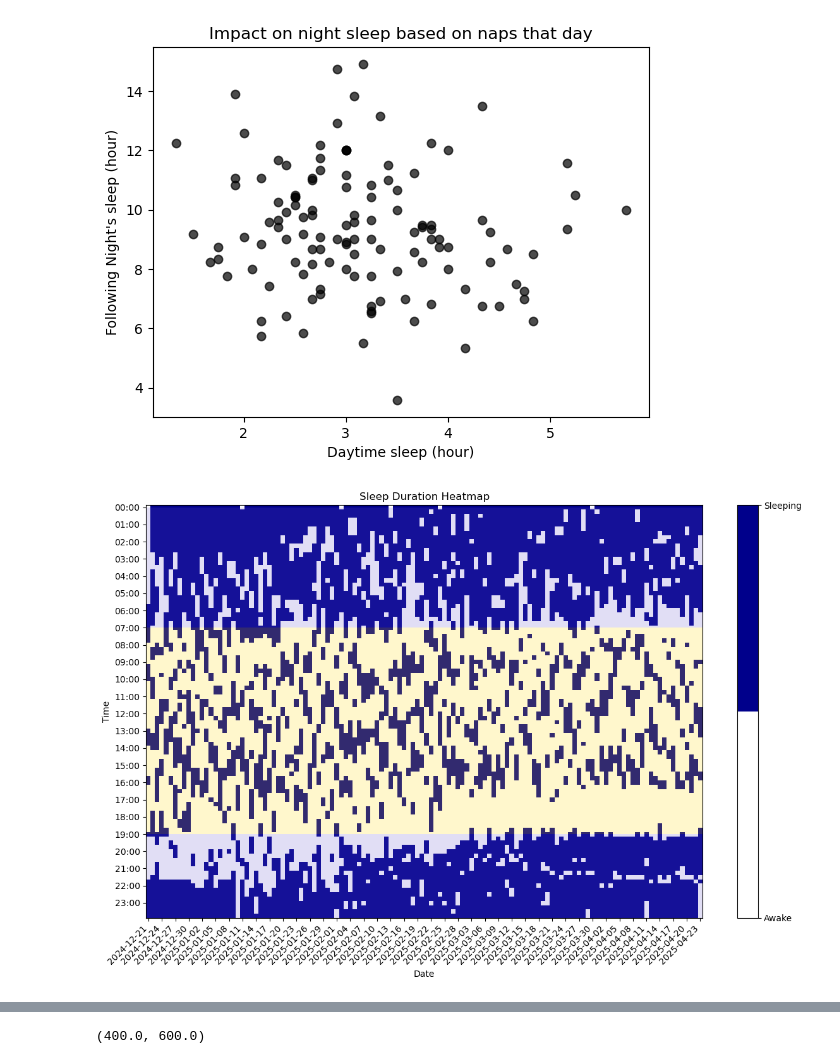
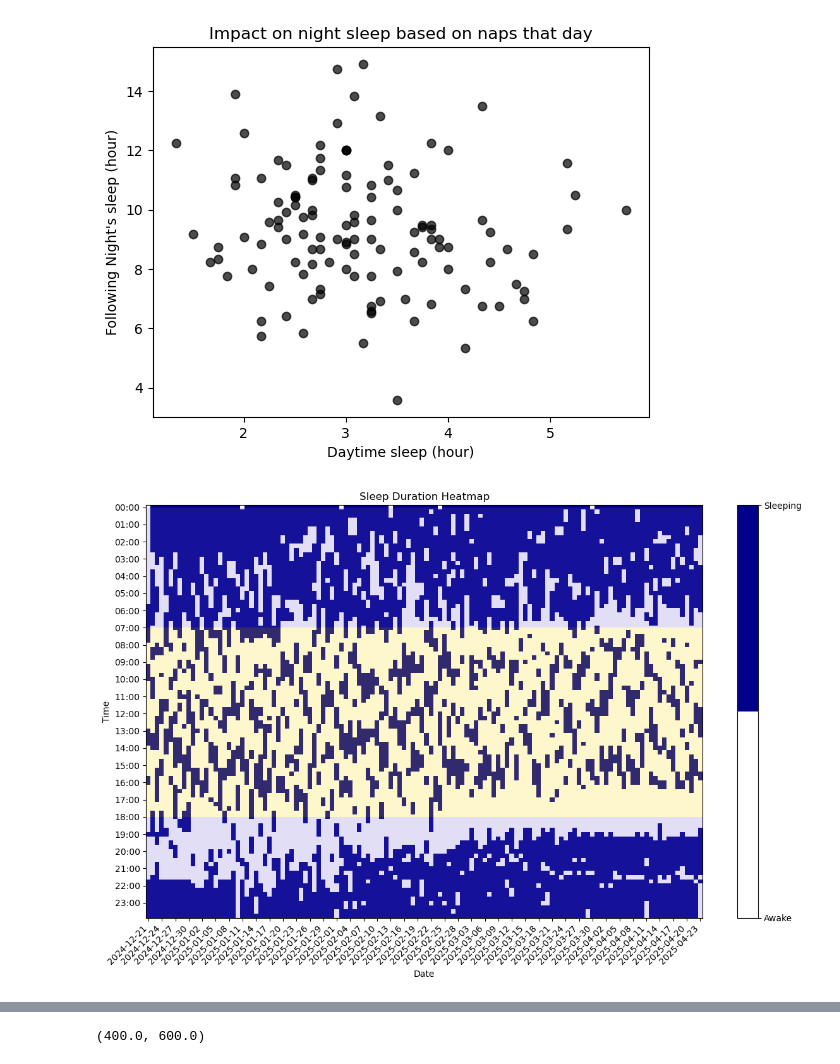
Before and after one commit to deividribeiro/baby_growth_tracking, a Jupyter notebook: mybaby.ipynb, the cells around one changed output, grey strips where cells are left out. Saved outputs shown, nothing was run; the diff lists cells and outputs as text; code cells hidden in the pictures.

Commit message:
Some refactoring. Fix day/night boundary

```diff
--- a/mybaby.ipynb
+++ b/mybaby.ipynb
@@ -639,9 +640,9 @@ for _, row in df.iterrows():
 fig, ax = plt.subplots(figsize=(12, 8))
 
 # Add horizontal bands
-ax.axhspan(0, 7 * 4, facecolor='slateblue', alpha=0.2)  # 0-7 hours (4 steps per hour)
-ax.axhspan(7 * 4, 19 * 4, facecolor='gold', alpha=0.2)  # 7-19 hours
-ax.axhspan(19 * 4, 24 * 4, facecolor='slateblue', alpha=0.2)  # 19-24 hours
+ax.axhspan(0, MORNING_START * 4, facecolor='slateblue', alpha=0.2)  # 0-7 hours (4 steps per hour)
+ax.axhspan(MORNING_START * 4, NIGHT_START * 4, facecolor='gold', alpha=0.2)  # 7-18 hours
+ax.axhspan(NIGHT_START * 4, 24 * 4, facecolor='slateblue', alpha=0.2)  # 18-24 hours
 
 # Create custom colormap (white for 0, blue for 1)
 cmap = ListedColormap(['white', 'darkblue'])
@@ -649,34 +650,34 @@ cmap = ListedColormap(['white', 'darkblue'])
 # Plot the heatmap
 im = ax.imshow(heatmap_data, aspect='auto', cmap=cmap, interpolation='nearest')
 
 # Set x-axis ticks and labels
 num_dates = len(date_range)
 tick_interval = 3 #num_dates // 25 # Use integer division to get 1/4 of the ticks
 tick_positions = np.arange(0, num_dates, tick_interval)
 ax.set_xticks(tick_positions)
 ax.set_xticklabels(date_range[tick_positions].strftime('%Y-%m-%d'), rotation=45, ha='right')
 
 # Set y-axis ticks and labels (every hour)
 hour_indices = np.arange(0, len(time_range), 4)
 ax.set_yticks(hour_indices)
 ax.set_yticklabels([t.strftime('%H:%M') for t in time_range[hour_indices]])
 
 # Set labels and title
 ax.set_xlabel('Date')
 ax.set_ylabel('Time')
 ax.set_title('Sleep Duration Heatmap')
 
 # Add colorbar
 cbar = plt.colorbar(im, ax=ax, ticks=[0, 1])
 cbar.set_ticklabels(['Awake', 'Sleeping'])
 
 # Adjust layout and display the plot
 plt.tight_layout()
 
 plt.savefig("figures/sleep_map.png")
 plt.show()
 # %% [output]
-[figure, old version]
+[figure, new version]
 # %%
 
 
```
Also changed, not shown: parts of 5 cells of this notebook, 1 other file.
